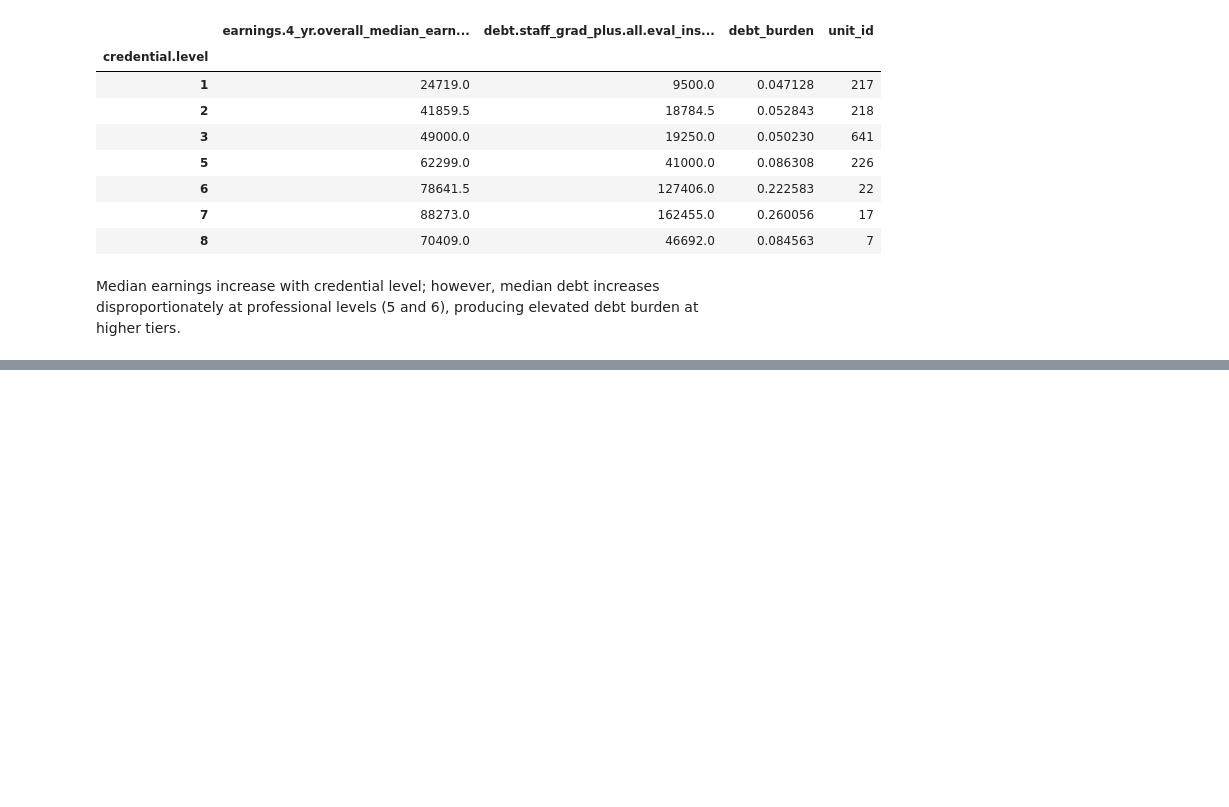
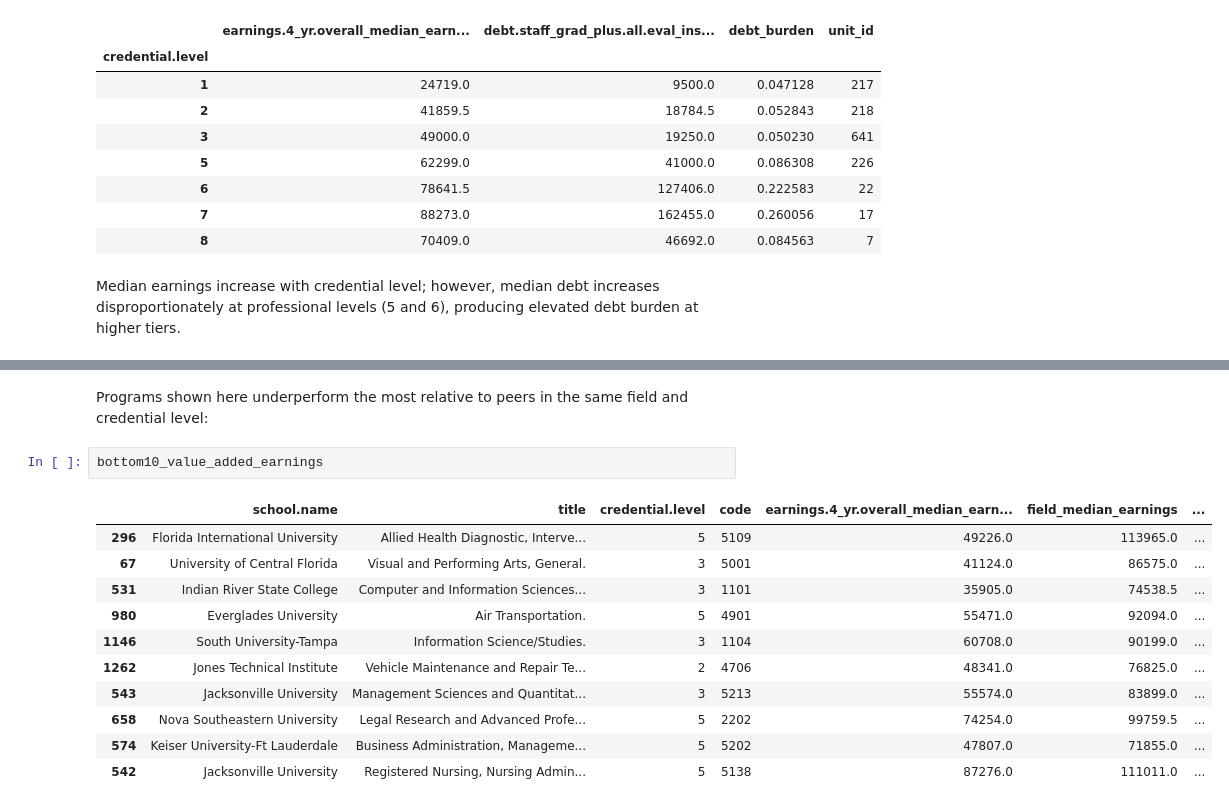
Before and after one commit to sebastianhonorat-dev/CAP_3764_2026_Spring_Team_6, a Jupyter notebook: notebooks/eda_outcomes_debt_earnings.ipynb, the cells around one changed output, grey strips where cells are left out. Drawn from its saved outputs; the diff is of its cells as text; blank space fills up the shorter version.

```diff
--- a/notebooks/eda_outcomes_debt_earnings.ipynb
+++ b/notebooks/eda_outcomes_debt_earnings.ipynb
@@ -264,0 +338,17 @@ Median earnings increase with credential level; however, median debt increases d
+# %% [markdown]
+
+Programs shown here underperform the most relative to peers in the same field and credential level:
+# %%
+bottom10_value_added_earnings
+# %% [output]
+|  | school.name | title | credential.level | code | earnings.4_yr.overall_median_earn... | field_median_earnings | ... |
+| 296 | Florida International University | Allied Health Diagnostic, Interve... | 5 | 5109 | 49226.0 | 113965.0 | ... |
+| 67 | University of Central Florida | Visual and Performing Arts, General. | 3 | 5001 | 41124.0 | 86575.0 | ... |
+| 531 | Indian River State College | Computer and Information Sciences... | 3 | 1101 | 35905.0 | 74538.5 | ... |
+| 980 | Everglades University | Air Transportation. | 5 | 4901 | 55471.0 | 92094.0 | ... |
+| 1146 | South University-Tampa | Information Science/Studies. | 3 | 1104 | 60708.0 | 90199.0 | ... |
+| 1262 | Jones Technical Institute | Vehicle Maintenance and Repair Te... | 2 | 4706 | 48341.0 | 76825.0 | ... |
+| 543 | Jacksonville University | Management Sciences and Quantitat... | 3 | 5213 | 55574.0 | 83899.0 | ... |
+| 658 | Nova Southeastern University | Legal Research and Advanced Profe... | 5 | 2202 | 74254.0 | 99759.5 | ... |
+| 574 | Keiser University-Ft Lauderdale | Business Administration, Manageme... | 5 | 5202 | 47807.0 | 71855.0 | ... |
+| 542 | Jacksonville University | Registered Nursing, Nursing Admin... | 5 | 5138 | 87276.0 | 111011.0 | ... |
```
Also changed, not shown: parts of 20 cells of this notebook.
